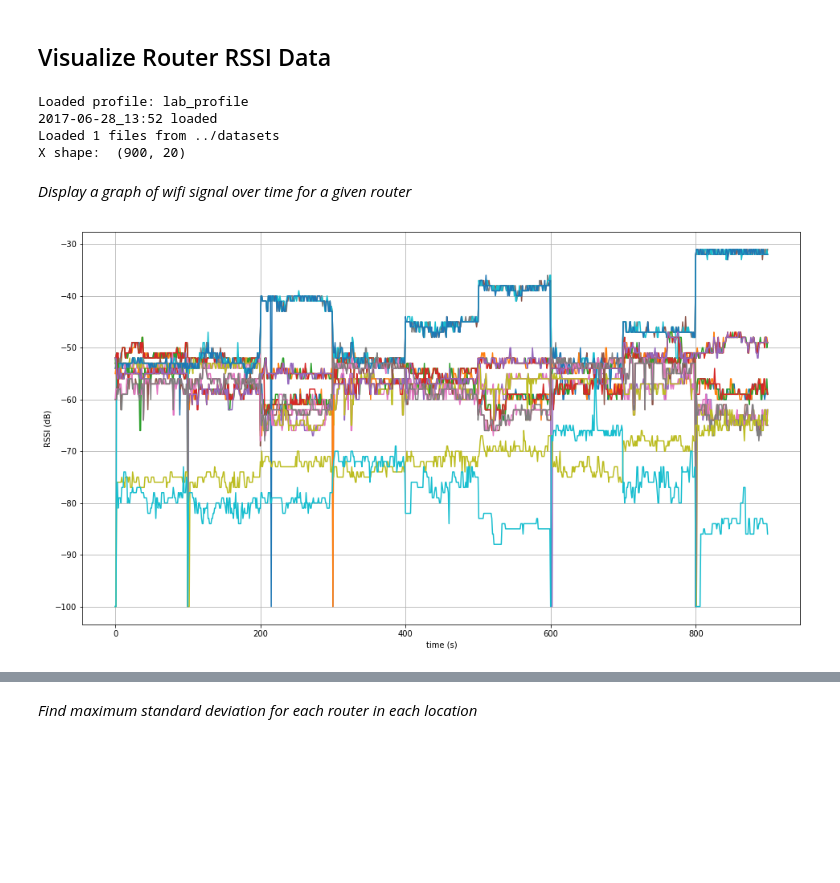
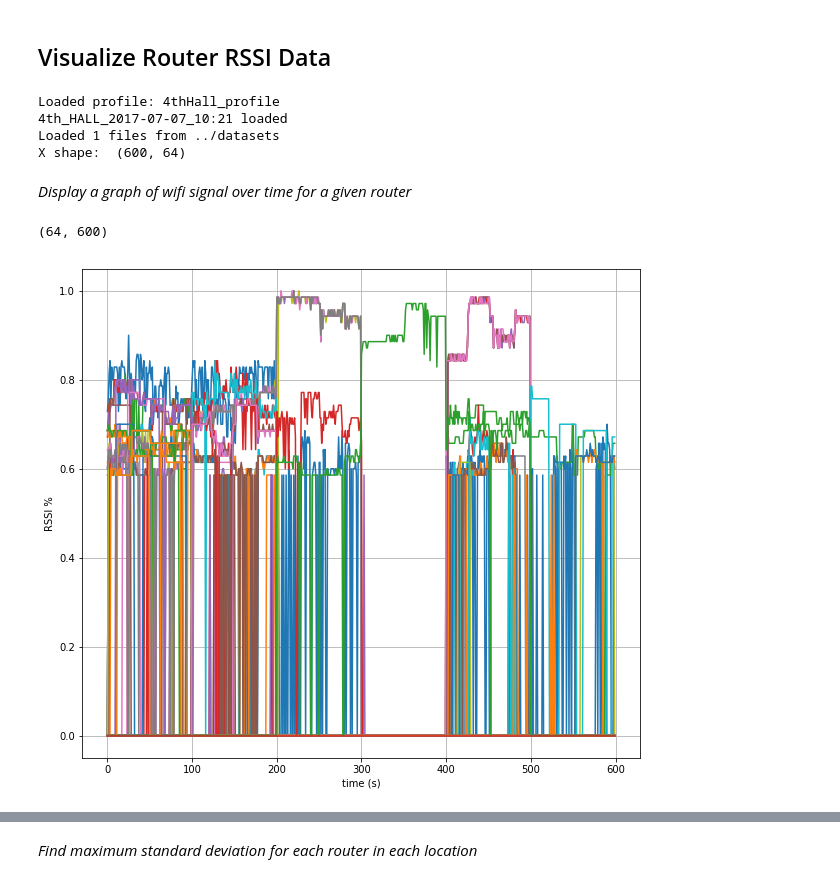
Before and after one commit to JohnFodero/localizer, a Jupyter notebook: Notebooks/Visualize RSSI.ipynb, the cells around one changed output, grey strips where cells are left out. Cells and saved outputs as stored; diff of their text form; code cells hidden in the pictures; blank space fills up the shorter version.

```diff
--- a/Notebooks/Visualize RSSI.ipynb
+++ b/Notebooks/Visualize RSSI.ipynb
@@ -9,28 +8,30 @@ from tools import *
 from localizer import *
 # %%
 lab_loc = localizer()
-lab_loc.load_profile('lab_profile')
-X, y = load_data_from_folder('../datasets', lab_loc.profile, keep_percent=1.0)
-# get only the RSSI, not interested in the Quality for the moment
-X = X[:, ::2]
-X[X == 0] = -100
+lab_loc.load_profile('4thHall_profile')
+
+X, y, x_, y_ = load_data_from_folder('../datasets', lab_loc.profile, randomize=False,
+                          train_test_split=1.0, item='rssi')
+#X, y = load_data_from_file('../datasets/2017-06-28_13:52', lab_loc.profile, keep_percent=1.0, item='rssi')
 print('X shape: ', X.shape)
 # %% [output]
-Loaded profile: lab_profile
-2017-06-28_13:52 loaded
+Loaded profile: 4thHall_profile
+4th_HALL_2017-07-07_10:21 loaded
 Loaded 1 files from ../datasets
-X shape:  (900, 20)
+X shape:  (600, 64)
 # %% [markdown]
 *Display a graph of wifi signal over time for a given router*
 # %%
 routers = X.T
-plt.figure(figsize=(16, 9))
+print(routers.shape)
+plt.figure(figsize=(10, 9))
 for router in routers:
     plt.plot(router)
 
 plt.xlabel('time (s)')
-plt.ylabel('RSSI (dB)')
+plt.ylabel('RSSI %')
 plt.grid(True)
 plt.show()
 # %% [output]
+(64, 600)
-[figure, old version]
+[figure, new version]
```
Also changed, not shown: parts of 3 cells of this notebook, 29 other files.
